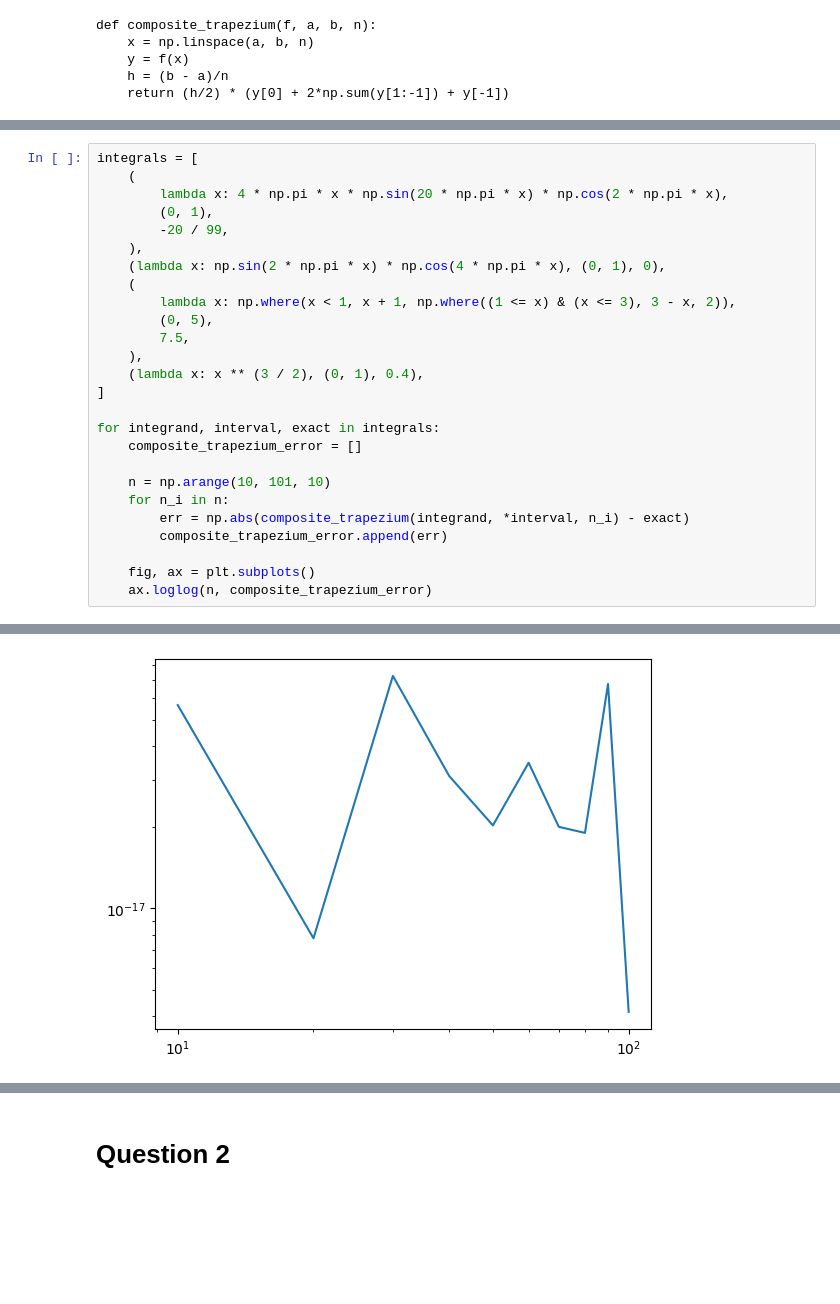
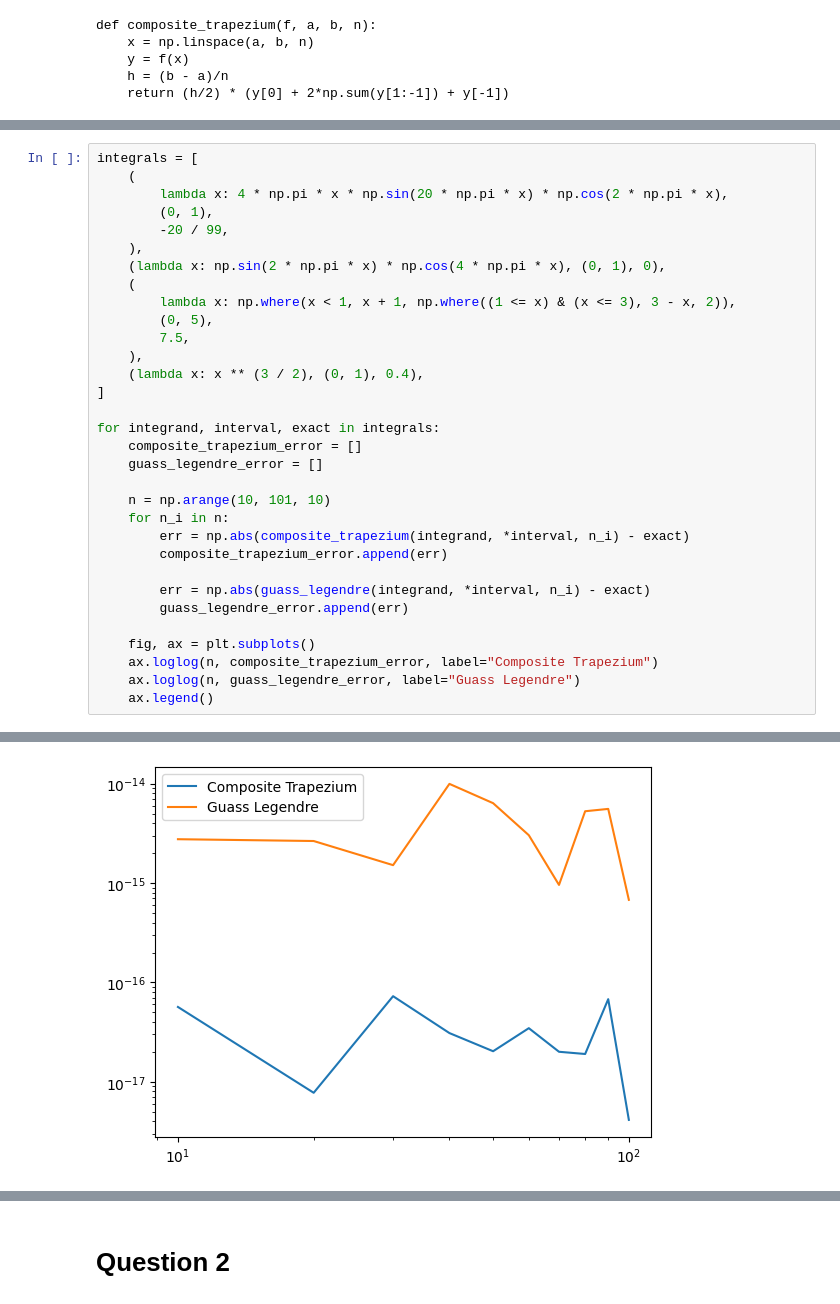
Before and after one commit to j-bowhay/Practical-Numerical-Analysis, a Jupyter notebook: problem_sheets/Problem Sheet 2.ipynb, the cells around one changed output, grey strips where cells are left out. Saved outputs shown, nothing was run; the diff lists cells and outputs as text; blank space fills up the shorter version.

Commit message:
guass_legendre fixed

```diff
--- a/problem_sheets/Problem Sheet 2.ipynb
+++ b/problem_sheets/Problem Sheet 2.ipynb
@@ -31,12 +42,18 @@ integrals = [
 
 for integrand, interval, exact in integrals:
     composite_trapezium_error = []
+    guass_legendre_error = []
 
     n = np.arange(10, 101, 10)
     for n_i in n:
         err = np.abs(composite_trapezium(integrand, *interval, n_i) - exact)
         composite_trapezium_error.append(err)
 
+        err = np.abs(guass_legendre(integrand, *interval, n_i) - exact)
+        guass_legendre_error.append(err)
+
     fig, ax = plt.subplots()
-    ax.loglog(n, composite_trapezium_error)
+    ax.loglog(n, composite_trapezium_error, label="Composite Trapezium")
+    ax.loglog(n, guass_legendre_error, label="Guass Legendre")
+    ax.legend()
 # %% [output]
@@ -44 +61 @@ for integrand, interval, exact in integrals:
-[figure, old version]
+[figure, new version]
```
Also changed, not shown: parts of 2 cells of this notebook, 1 other file.
